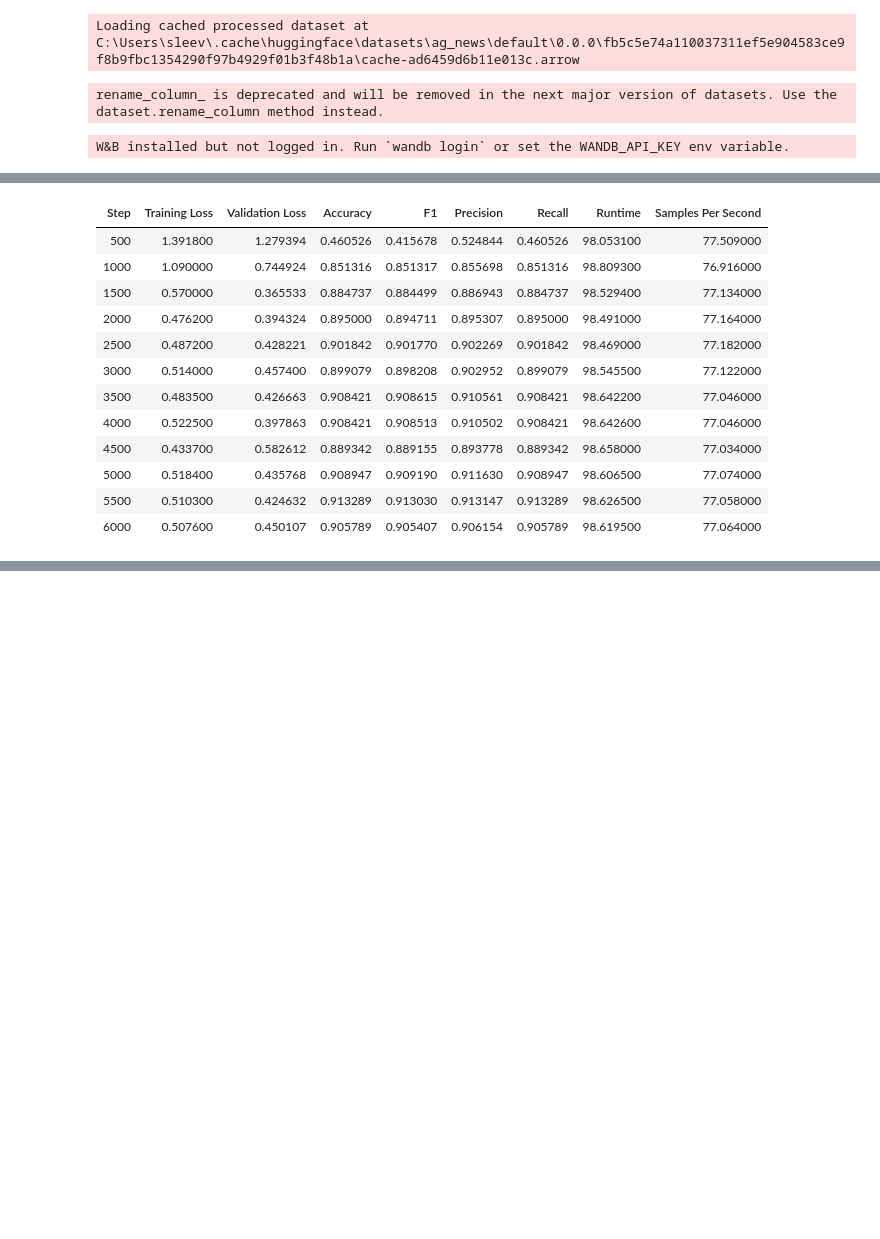
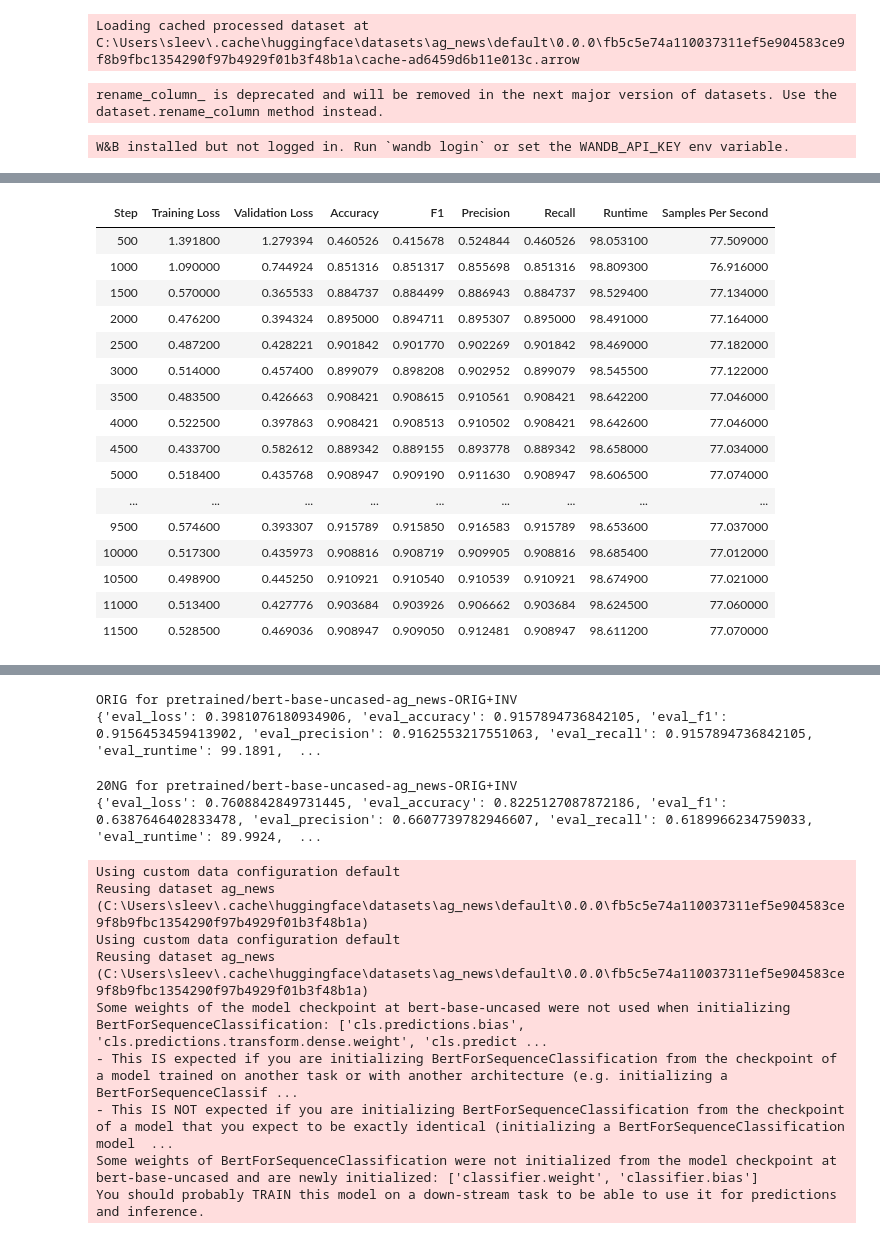
Before and after one commit to asakhala921/Sibyl_eval, a Jupyter notebook: train_AG_NEWS.ipynb, the cells around one changed output, grey strips where cells are left out. Cells and saved outputs as stored; diff of their text form; code cells hidden in the pictures; blank space fills up the shorter version.

```diff
--- a/train_AG_NEWS.ipynb
+++ b/train_AG_NEWS.ipynb
@@ -130,14 +133,14 @@ def get_20NG_test_dataset():
 # %%
-MODEL_NAMES = ['bert-base-uncased', 'roberta-base', 'xlnet-base-cased'] # ['bert-base-uncased']
+MODEL_NAMES = ['roberta-base', 'xlnet-base-cased']
 # %%
 use_pretrain = False
-soft_target = False
 
 for MODEL_NAME in MODEL_NAMES:
-    for t in ['INV', 'SIB', 'INVSIB', 'TextMix', 'SentMix', 'WordMix']:
+    for t in ['INV']:
 
         # run = wandb.init(project="train_SST2-"+t, reinit=True)
 
+        soft_target = False
         eval_only = False
 
         checkpoint = 'pretrained/' + MODEL_NAME + "-ag_news-ORIG+" + t
@@ -180,8 +183,8 @@ for MODEL_NAME in MODEL_NAMES:
             eval_only = True
 
         dataset_dict = train_dataset.train_test_split(
-            test_size = 0.1,
-            train_size = 0.9,
+            test_size = 0.05,
+            train_size = 0.95,
             shuffle = True
         )
         train_dataset = dataset_dict['train']
@@ -233,7 +236,7 @@ for MODEL_NAME in MODEL_NAMES:
             warmup_steps=int(max_steps / 10),
             weight_decay=0.01,
             logging_dir='./logs',
-            logging_steps=500,
+            logging_steps=1000,
             logging_first_step=True,
             load_best_model_at_end=True,
             metric_for_best_model="accuracy",
@@ -296,13 +299,17 @@ W&B installed but not logged in. Run `wandb login` or set the WANDB_API_KEY env
 | Step | Training Loss | Validation Loss | Accuracy | F1 | Precision | Recall | Runtime | Samples Per Second |
 | 500 | 1.391800 | 1.279394 | 0.460526 | 0.415678 | 0.524844 | 0.460526 | 98.053100 | 77.509000 |
 | 1000 | 1.090000 | 0.744924 | 0.851316 | 0.851317 | 0.855698 | 0.851316 | 98.809300 | 76.916000 |
 | 1500 | 0.570000 | 0.365533 | 0.884737 | 0.884499 | 0.886943 | 0.884737 | 98.529400 | 77.134000 |
 | 2000 | 0.476200 | 0.394324 | 0.895000 | 0.894711 | 0.895307 | 0.895000 | 98.491000 | 77.164000 |
 | 2500 | 0.487200 | 0.428221 | 0.901842 | 0.901770 | 0.902269 | 0.901842 | 98.469000 | 77.182000 |
 | 3000 | 0.514000 | 0.457400 | 0.899079 | 0.898208 | 0.902952 | 0.899079 | 98.545500 | 77.122000 |
 | 3500 | 0.483500 | 0.426663 | 0.908421 | 0.908615 | 0.910561 | 0.908421 | 98.642200 | 77.046000 |
 | 4000 | 0.522500 | 0.397863 | 0.908421 | 0.908513 | 0.910502 | 0.908421 | 98.642600 | 77.046000 |
 | 4500 | 0.433700 | 0.582612 | 0.889342 | 0.889155 | 0.893778 | 0.889342 | 98.658000 | 77.034000 |
 | 5000 | 0.518400 | 0.435768 | 0.908947 | 0.909190 | 0.911630 | 0.908947 | 98.606500 | 77.074000 |
-| 5500 | 0.510300 | 0.424632 | 0.913289 | 0.913030 | 0.913147 | 0.913289 | 98.626500 | 77.058000 |
-| 6000 | 0.507600 | 0.450107 | 0.905789 | 0.905407 | 0.906154 | 0.905789 | 98.619500 | 77.064000 |
+| ... | ... | ... | ... | ... | ... | ... | ... | ... |
+| 9500 | 0.574600 | 0.393307 | 0.915789 | 0.915850 | 0.916583 | 0.915789 | 98.653600 | 77.037000 |
+| 10000 | 0.517300 | 0.435973 | 0.908816 | 0.908719 | 0.909905 | 0.908816 | 98.685400 | 77.012000 |
+| 10500 | 0.498900 | 0.445250 | 0.910921 | 0.910540 | 0.910539 | 0.910921 | 98.674900 | 77.021000 |
+| 11000 | 0.513400 | 0.427776 | 0.903684 | 0.903926 | 0.906662 | 0.903684 | 98.624500 | 77.060000 |
+| 11500 | 0.528500 | 0.469036 | 0.908947 | 0.909050 | 0.912481 | 0.908947 | 98.611200 | 77.070000 |
@@ -308,0 +317,13 @@ W&B installed but not logged in. Run `wandb login` or set the WANDB_API_KEY env
+ORIG for pretrained/bert-base-uncased-ag_news-ORIG+INV
+{'eval_loss': 0.3981076180934906, 'eval_accuracy': 0.9157894736842105, 'eval_f1': 0.9156453459413902, 'eval_precision': 0.9162553217551063, 'eval_recall': 0.9157894736842105, 'eval_runtime': 99.1891,  ...
+20NG for pretrained/bert-base-uncased-ag_news-ORIG+INV
+{'eval_loss': 0.7608842849731445, 'eval_accuracy': 0.8225127087872186, 'eval_f1': 0.6387646402833478, 'eval_precision': 0.6607739782946607, 'eval_recall': 0.6189966234759033, 'eval_runtime': 89.9924,  ...
+Using custom data configuration default
+Reusing dataset ag_news (C:\Users\sleev\.cache\huggingface\datasets\ag_news\default\0.0.0\fb5c5e74a110037311ef5e904583ce9f8b9fbc1354290f97b4929f01b3f48b1a)
+Using custom data configuration default
+Reusing dataset ag_news (C:\Users\sleev\.cache\huggingface\datasets\ag_news\default\0.0.0\fb5c5e74a110037311ef5e904583ce9f8b9fbc1354290f97b4929f01b3f48b1a)
+Some weights of the model checkpoint at bert-base-uncased were not used when initializing BertForSequenceClassification: ['cls.predictions.bias', 'cls.predictions.transform.dense.weight', 'cls.predict ...
+- This IS expected if you are initializing BertForSequenceClassification from the checkpoint of a model trained on another task or with another architecture (e.g. initializing a BertForSequenceClassif ...
+- This IS NOT expected if you are initializing BertForSequenceClassification from the checkpoint of a model that you expect to be exactly identical (initializing a BertForSequenceClassification model  ...
+Some weights of BertForSequenceClassification were not initialized from the model checkpoint at bert-base-uncased and are newly initialized: ['classifier.weight', 'classifier.bias']
+You should probably TRAIN this model on a down-stream task to be able to use it for predictions and inference.
```
Also changed, not shown: parts of 2 cells of this notebook.
